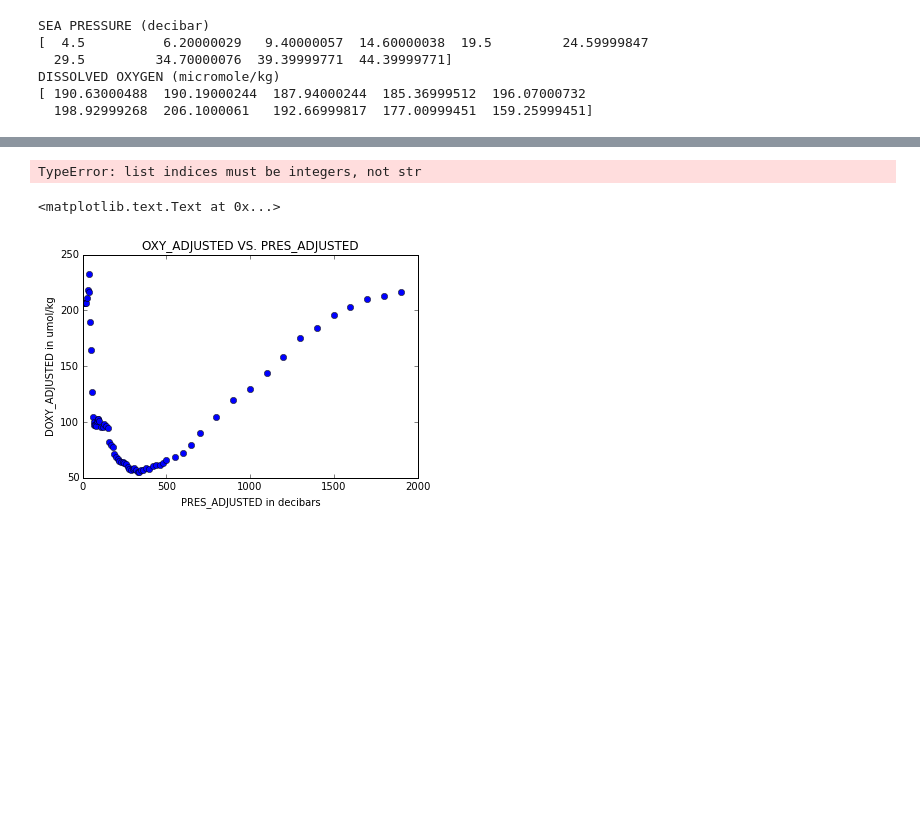
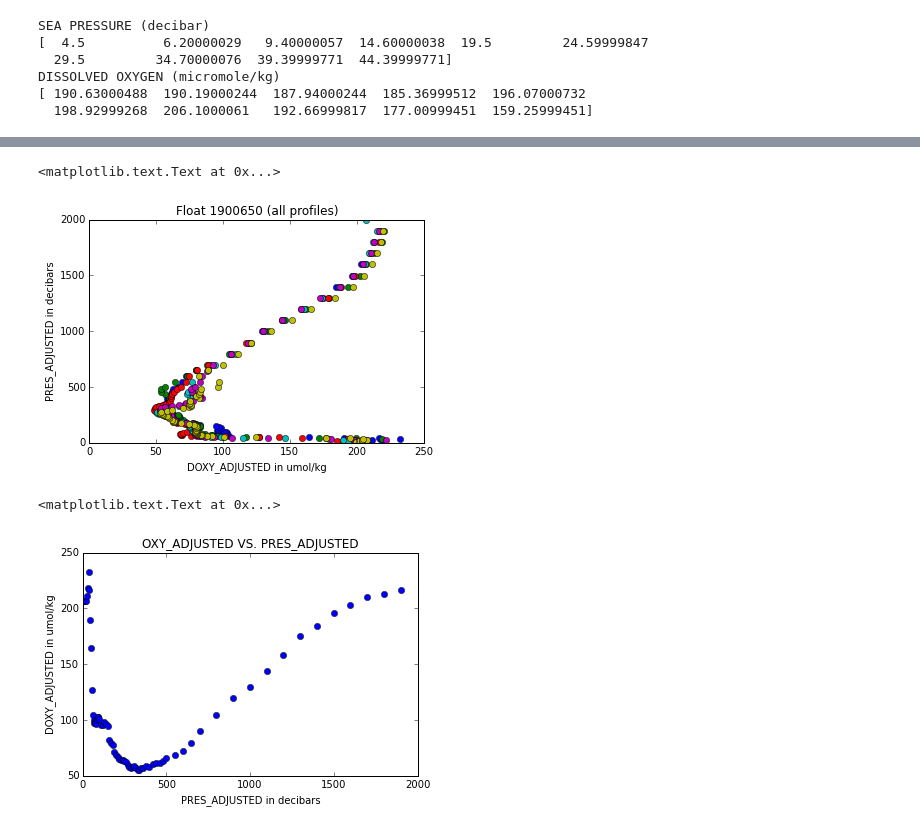
Before and after one commit to josejramirez/Summer-2015-Project, a Jupyter notebook: o2_data_correction.ipynb, the cells around one changed output, grey strips where cells are left out. Saved outputs shown, nothing was run; the diff lists cells and outputs as text; code cells hidden in the pictures; blank space fills up the shorter version.

Commit message:
Plotting the first few profiles

```diff
--- a/o2_data_correction.ipynb
+++ b/o2_data_correction.ipynb
@@ -15,15 +15,15 @@ oga_floats = ['1900650']
 test_file = '.nc'
 # %%
 i = 0
+y = []
 
 for dac_url in of.get_dac_urls(oga_floats):
     for profile_url in of.get_profile_opendap_urls(dac_url):
-        y = []
         if test_file:
             if not profile_url.endswith(test_file):
                 continue
         i += 1
-        if i == 4:
+        if i == 7:
             print "Break"
             break
         print 'Reading data from ...%s', profile_url[40:]
@@ -56,10 +79,13 @@ DISSOLVED OXYGEN (micromole/kg)
 # %%
-plot(y['o'][1][:] , y['p'][1][:] , 'o')
-title('Float 1900650 (all profiles)')
+for prof in y:
+    plot(prof['o'][1] , prof['p'][1] , 'o')
+
+    title('Float 1900650 (all profiles)')
 xlabel('DOXY_ADJUSTED in umol/kg')
 ylabel('PRES_ADJUSTED in decibars')
 # %% [output]
-TypeError: list indices must be integers, not str
+<matplotlib.text.Text at 0x...>
+[figure, added]
 # %%
 plot(d['p'][1][:] , d['o'][1][:] , 'o')
 title('OXY_ADJUSTED VS. PRES_ADJUSTED')
```
Also changed, not shown: parts of 2 cells of this notebook.
